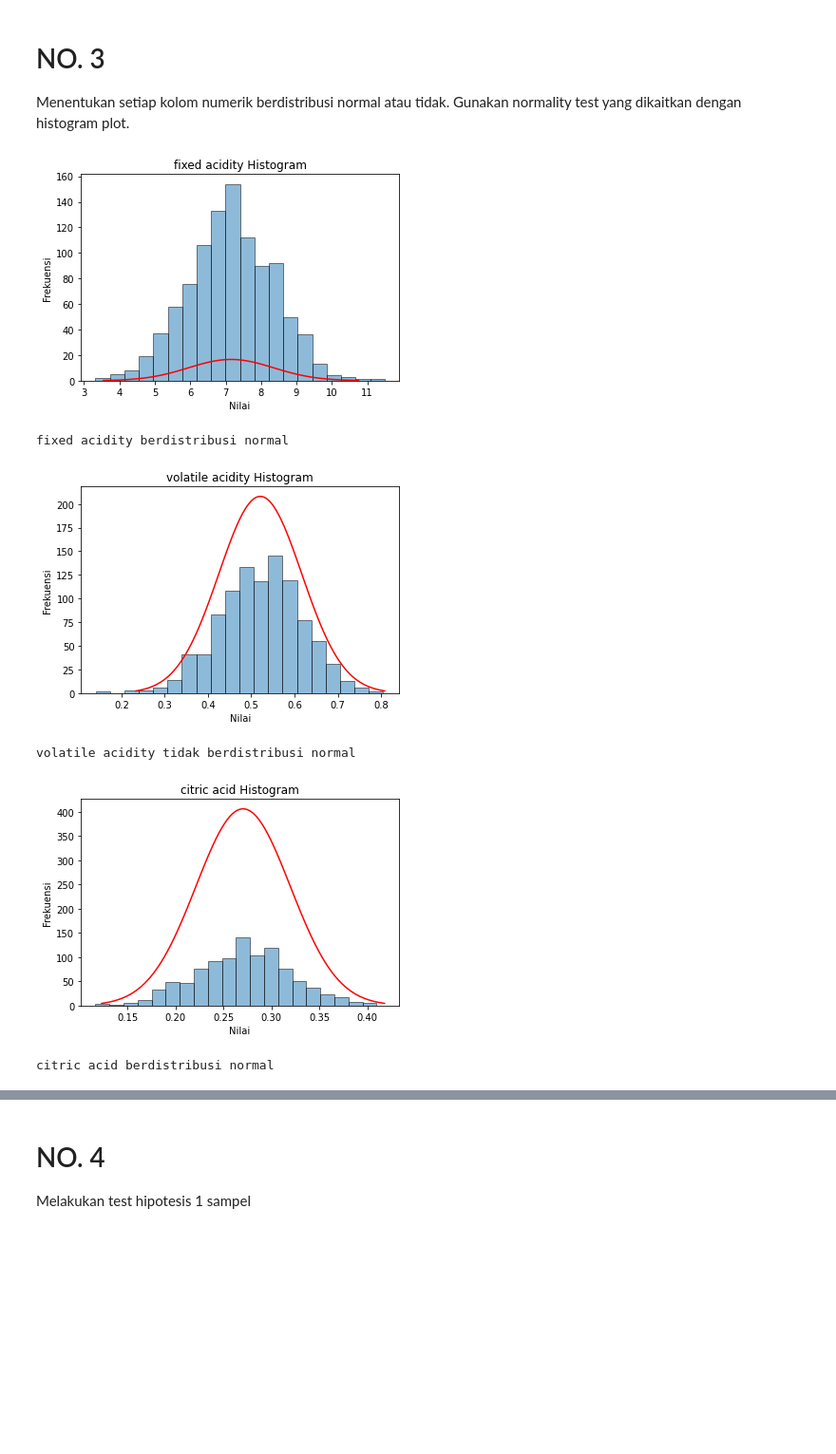
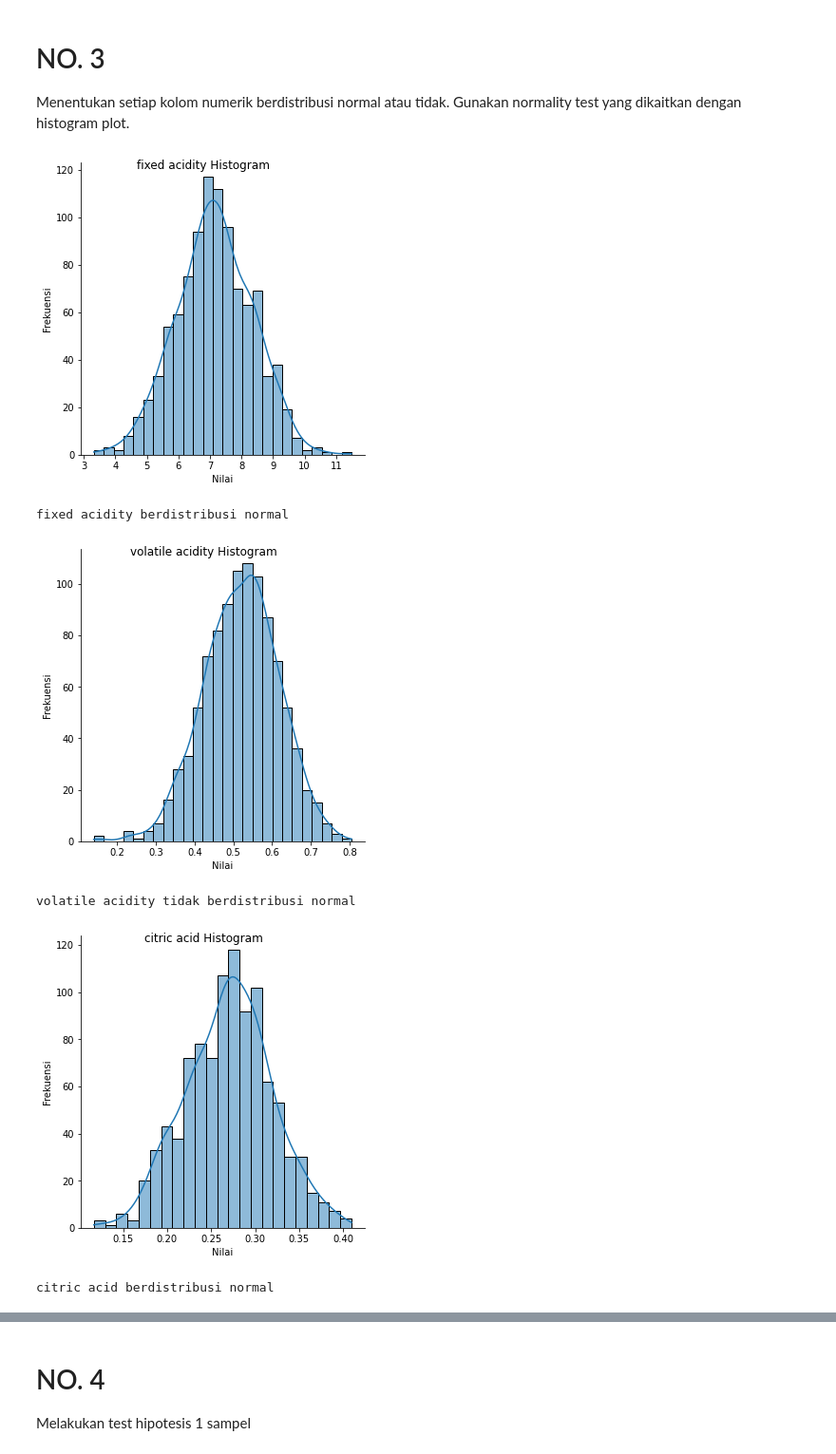
Before and after one commit to bernarduswillson/ProbStat, a Jupyter notebook: tubes.ipynb, the cells around one changed output, grey strips where cells are left out. Shown at 95% size. Saved outputs shown, nothing was run; the diff lists cells and outputs as text; code cells hidden in the pictures; blank space fills up the shorter version.

```diff
--- a/tubes.ipynb
+++ b/tubes.ipynb
@@ -70,29 +71,22 @@ Menentukan setiap kolom numerik berdistribusi normal atau tidak. Gunakan normali
 # %%
 for col in df.select_dtypes(include=[np.number]).columns:
     # Histogram
-    fig, ax = plt.subplots()
-    ax.hist(df[col], bins=20, alpha=0.5, edgecolor='black')
-    ax.set_title(col + ' Histogram')
-    ax.set_xlabel('Nilai')
-    ax.set_ylabel('Frekuensi')
-    #make a normal distribution curve
-    mu = df[col].mean()
-    sigma = df[col].std()
-    x = np.linspace(mu - 3*sigma, mu + 3*sigma, 100)
-    ax.plot(x, stats.norm.pdf(x, mu, sigma)*len(df[col])*0.05, color='red')
-
+    fig = sns.displot(df[col], kde=True)
+    fig.fig.suptitle(col + ' Histogram')
+    fig.set_xlabels('Nilai')
+    fig.set_ylabels('Frekuensi')
     plt.show()
 
     # Normality Test
     p_value = stats.normaltest(df[col])[1]
     if p_value < 0.05:
         print(col + ' tidak berdistribusi normal')
     else:
         print(col + ' berdistribusi normal')
 # %% [output]
-[figure, old version]
+[figure, new version]
 fixed acidity berdistribusi normal
-[figure, old version]
+[figure, new version]
 volatile acidity tidak berdistribusi normal
-[figure, old version]
+[figure, new version]
 citric acid berdistribusi normal
```
Also changed, not shown: parts of 5 cells of this notebook.
